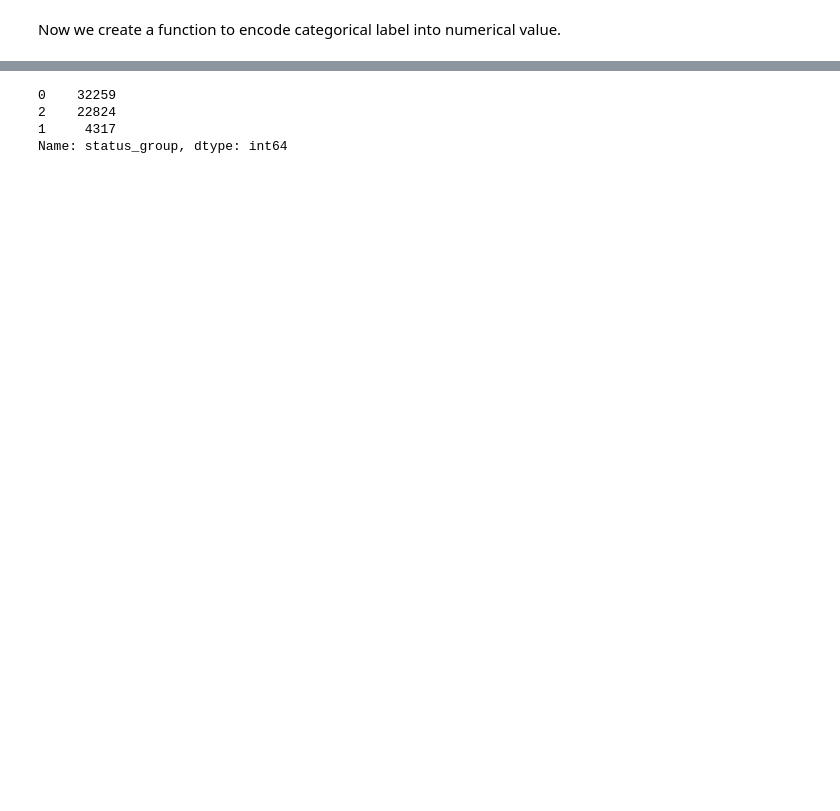
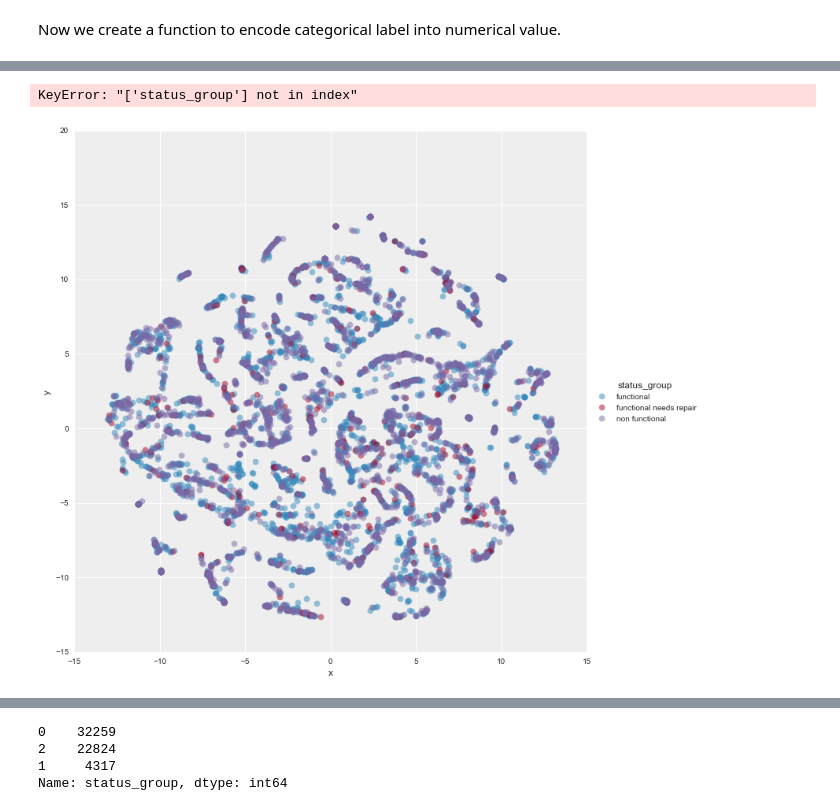
Before and after one commit to du-phan/Pump-it-Up, a Jupyter notebook: Pump_it_up.ipynb, the cells around one changed output, grey strips where cells are left out. Cells and saved outputs as stored; diff of their text form; code cells hidden in the pictures; blank space fills up the shorter version.

```diff
--- a/Pump_it_up.ipynb
+++ b/Pump_it_up.ipynb
@@ -499,2 +595,2 @@ def encode_label(train_df, test_df):
 # %%
-train_df, test_df = encode_label(train, test)
+train_df, test_df = encode_label(train1, test1)
@@ -500,0 +610,20 @@ train_df, test_df = encode_label(train, test)
+# %%
+X_train, X_test, y_train, y_test = model_selection.train_test_split(train_df[feature_list], train_df['status_group'],
+                                                                   test_size=0.1)
+# %%
+from sklearn.manifold import TSNE
+
+tsne = TSNE(n_components=2, random_state=0)
+
+Z = tsne.fit_transform(X_test[feature_list])
+
+dftsne = pd.DataFrame(Z, columns=['x','y'], index=X_test.index)
+# %% [output]
+KeyError: "['status_group'] not in index"
+# %%
+dftsne['status_group'] = map(convert_label,y_test)
+# %%
+ax = sns.lmplot(x='x', y='y', hue='status_group', data=dftsne, fit_reg=False, size=10
+                ,scatter_kws={'alpha':0.5,'s':60})
+# %% [output]
+[figure, added]
```
Also changed, not shown: parts of 46 cells of this notebook, 1 other file.
